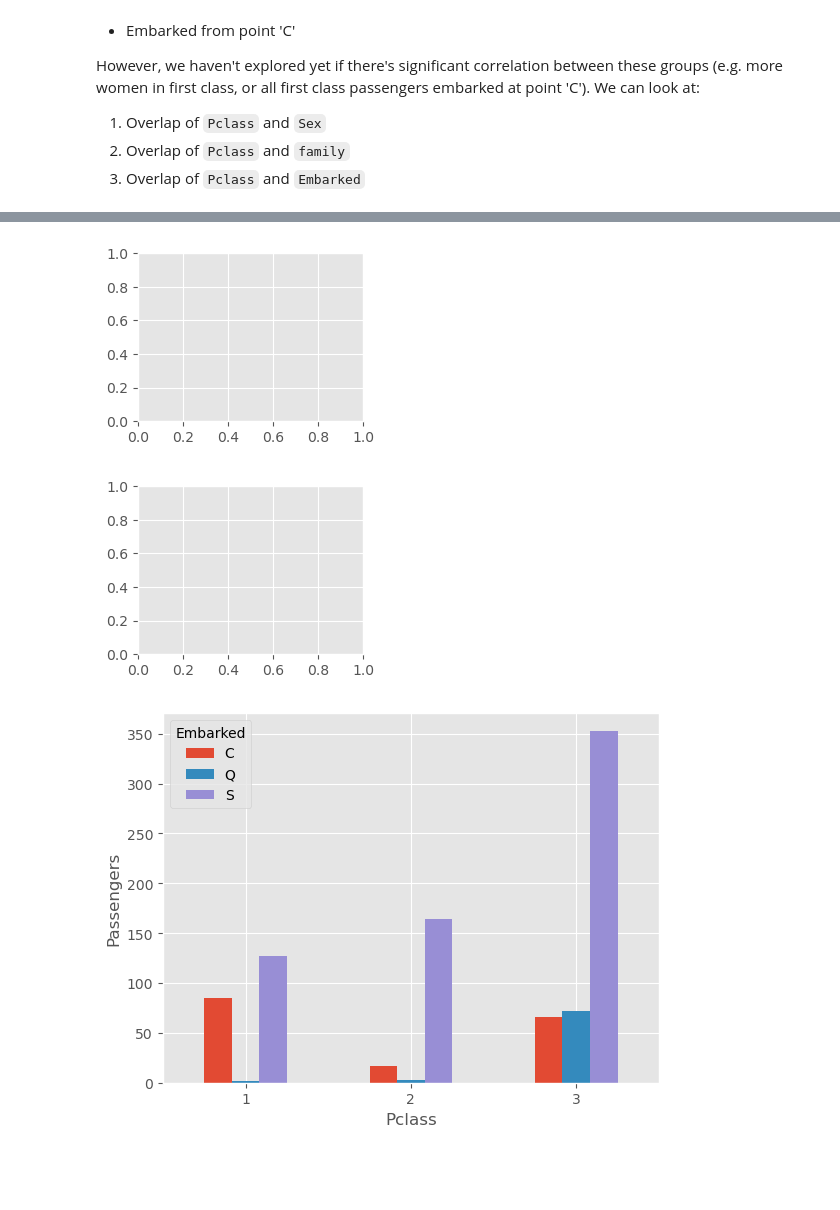
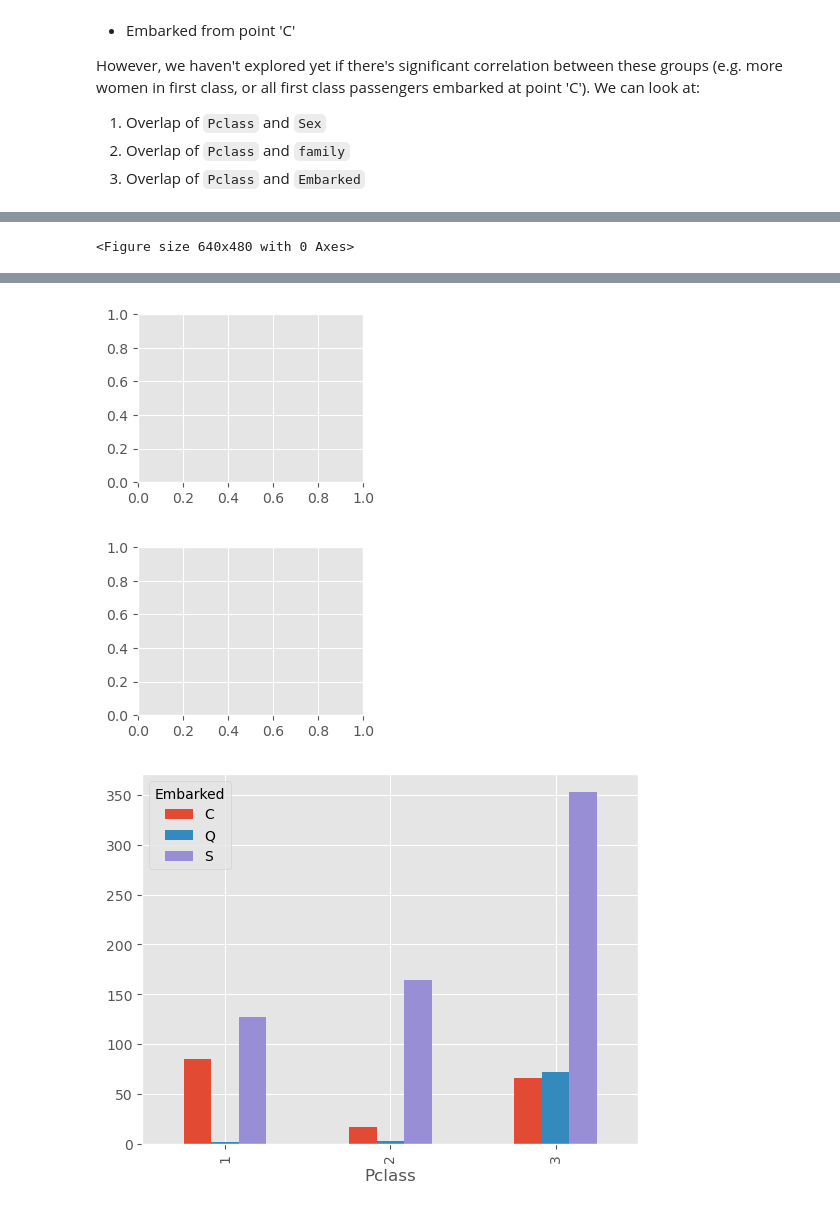
Before and after one commit to iherman10/titanic, a Jupyter notebook: titanic_2.ipynb, the cells around one changed output, grey strips where cells are left out. Cells and saved outputs as stored; diff of their text form; code cells hidden in the pictures; blank space fills up the shorter version.

Commit message:
Fix subplot axes

```diff
--- a/titanic_2.ipynb
+++ b/titanic_2.ipynb
@@ -185,3 +185,20 @@ However, we haven't explored yet if there's significant correlation between thes
 1. Overlap of `Pclass` and `Sex`
 2. Overlap of `Pclass` and `family`
 3. Overlap of `Pclass` and `Embarked`
+# %%
+def plot_group_overlap(group_1, group_2, ax):
+    grouped_df = explore.groupby(group_1)[group_2].value_counts().unstack()
+    grouped_df.plot(kind='bar', ax=ax)
+    ax.set_xticklabels(ax.get_xticklabels(), rotation='horizontal')
+    ax.set_ylabel('Passengers')
+
+fig, axs = plt.subplots(2, 2, figsize=(12, 12))
+plot_group_overlap('Pclass', 'Sex', axs[0, 0])
+plot_group_overlap('Pclass', 'family', axs[0, 1])
+plot_group_overlap('Pclass', 'Embarked', axs[1, 0])
+
+# Remove the empty subplot
+fig.delaxes(axs[1, 1])
+
+plt.tight_layout()
+plt.show()
@@ -188,23 +207,17 @@ However, we haven't explored yet if there's significant correlation between thes
 # %%
 def plot_group_overlap(group_1, group_2):
     grouped_df = explore.groupby(group_1)[group_2].value_counts().unstack()
     grouped_df.plot(kind='bar')
     plt.xticks(rotation='horizontal')
     plt.ylabel('Passengers')
 
 plt.figure(figsize=(12, 12))
-plt.clf()
 plt.subplot(221); plot_group_overlap('Pclass', 'Sex')
 plt.subplot(222); plot_group_overlap('Pclass', 'family')
 plt.subplot(223); plot_group_overlap('Pclass', 'Embarked')
-
-# plt.figure(figsize=(8, 8))
-# plt.clf()
-# plt.subplot(221); plot_group_overlap('Pclass', 'Sex')
-# plt.subplot(223); plot_group_overlap('Pclass', 'family')
-# plt.subplot(224); plot_group_overlap('Pclass', 'Embarked')
 # %% [output]
+<Figure size 640x480 with 0 Axes>
 [figure]
 [figure]
 [figure]
-[figure, old version]
+[figure, new version]
```
Also changed, not shown: parts of 1 cell of this notebook.
